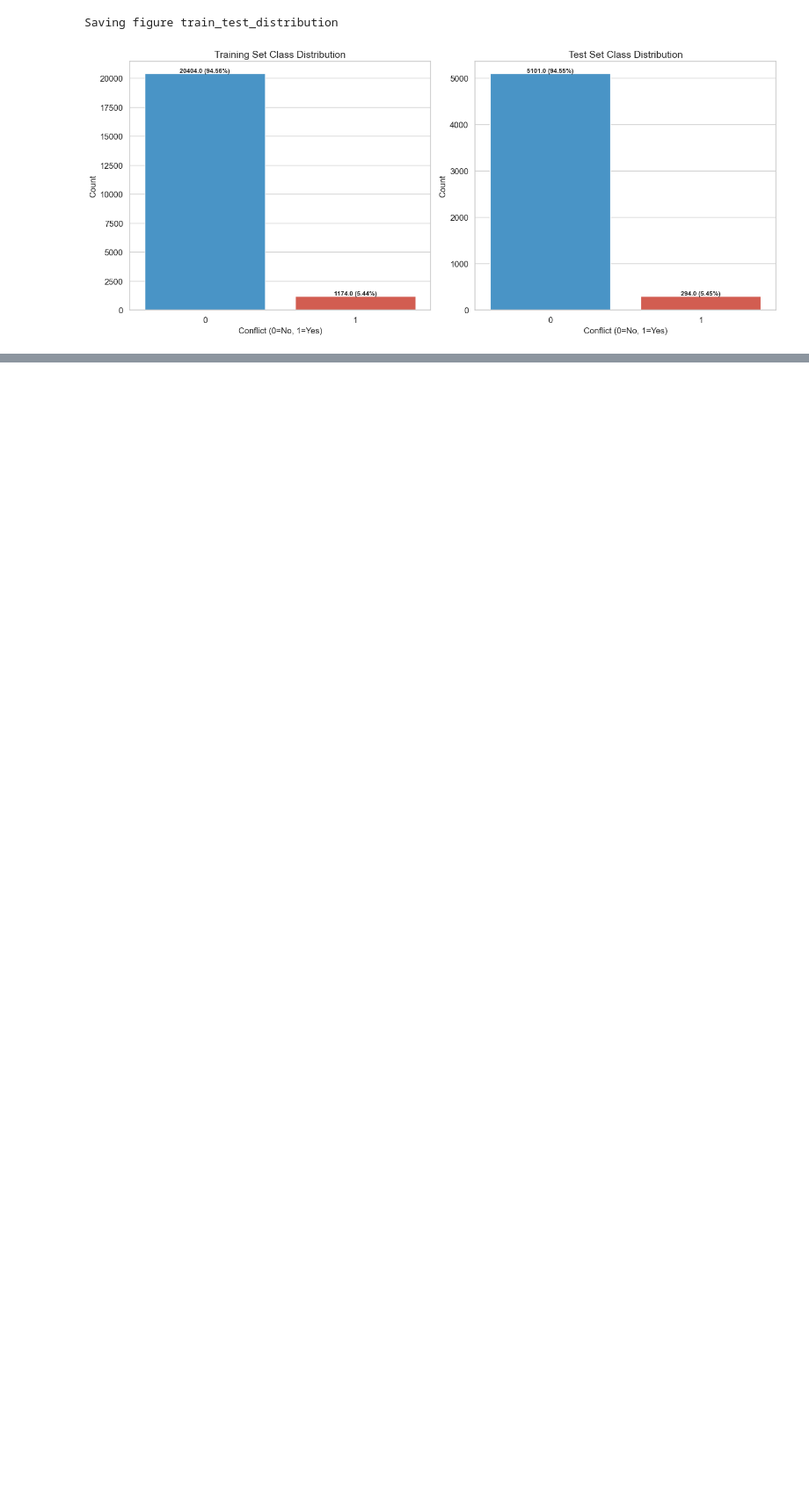
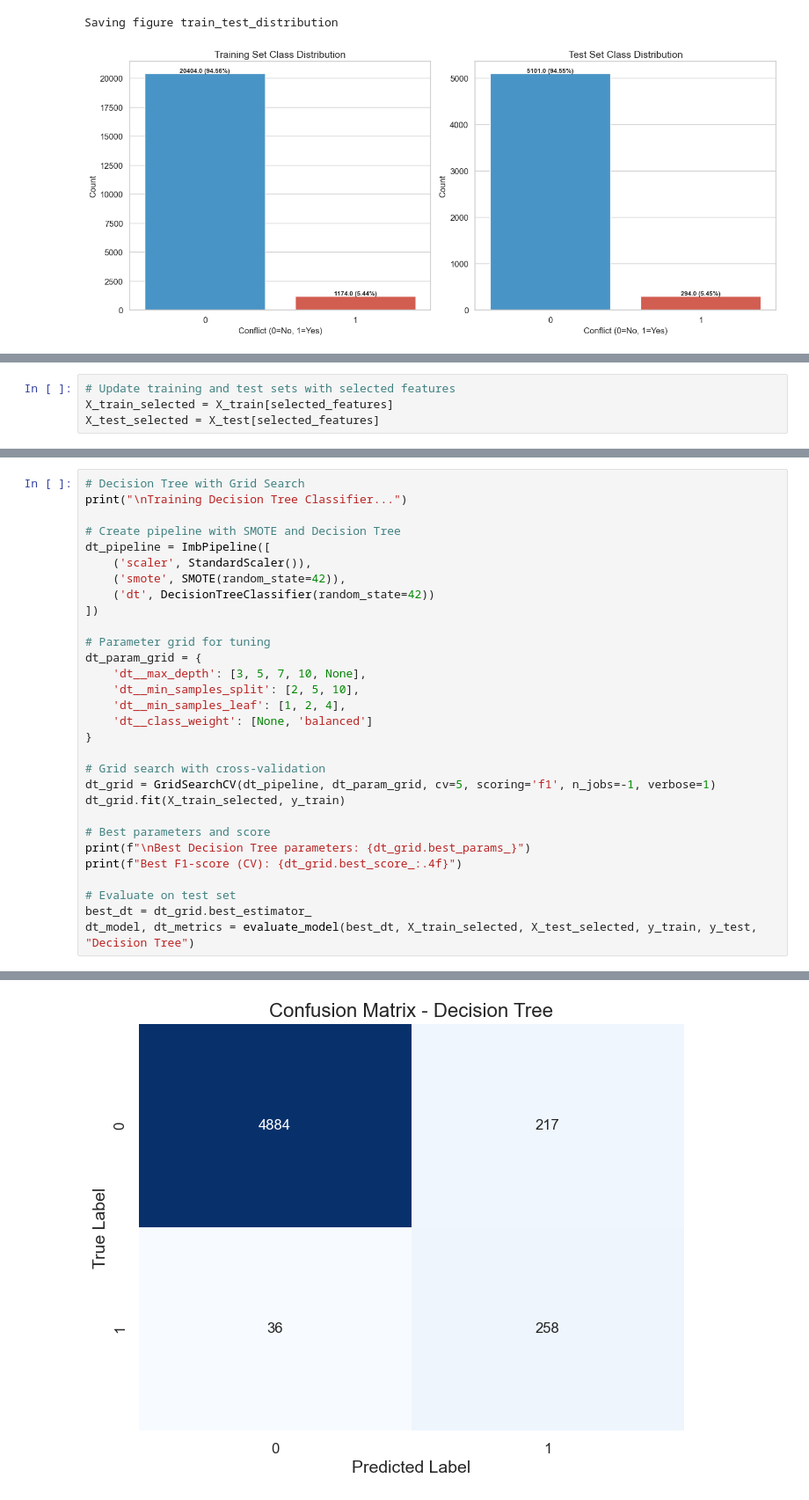
Before and after one commit to violetahoza/MergeConflictClassifier, a Jupyter notebook: HozaVioletaMaria.ipynb, the cells around one changed output, grey strips where cells are left out. Shown at 88% size. Saved outputs shown, nothing was run; the diff lists cells and outputs as text; blank space fills up the shorter version.

```diff
--- a/HozaVioletaMaria.ipynb
+++ b/HozaVioletaMaria.ipynb
@@ -640,0 +807,4 @@ Saving figure train_test_distribution
+# %%
+# Update training and test sets with selected features
+X_train_selected = X_train[selected_features]
+X_test_selected = X_test[selected_features]
@@ -640,0 +828,31 @@ Saving figure train_test_distribution
+# %%
+# Decision Tree with Grid Search
+print("\nTraining Decision Tree Classifier...")
+
+# Create pipeline with SMOTE and Decision Tree
+dt_pipeline = ImbPipeline([
+    ('scaler', StandardScaler()),
+    ('smote', SMOTE(random_state=42)),
+    ('dt', DecisionTreeClassifier(random_state=42))
+])
+
+# Parameter grid for tuning
+dt_param_grid = {
+    'dt__max_depth': [3, 5, 7, 10, None],
+    'dt__min_samples_split': [2, 5, 10],
+    'dt__min_samples_leaf': [1, 2, 4],
+    'dt__class_weight': [None, 'balanced']
+}
+
+# Grid search with cross-validation
+dt_grid = GridSearchCV(dt_pipeline, dt_param_grid, cv=5, scoring='f1', n_jobs=-1, verbose=1)
+dt_grid.fit(X_train_selected, y_train)
+
+# Best parameters and score
+print(f"\nBest Decision Tree parameters: {dt_grid.best_params_}")
+print(f"Best F1-score (CV): {dt_grid.best_score_:.4f}")
+
+# Evaluate on test set
+best_dt = dt_grid.best_estimator_
+dt_model, dt_metrics = evaluate_model(best_dt, X_train_selected, X_test_selected, y_train, y_test, "Decision Tree")
+# %% [output]
@@ -640,0 +876 @@ Saving figure train_test_distribution
+[figure, added]
```
Also changed, not shown: parts of 23 cells of this notebook, 4 other files.
